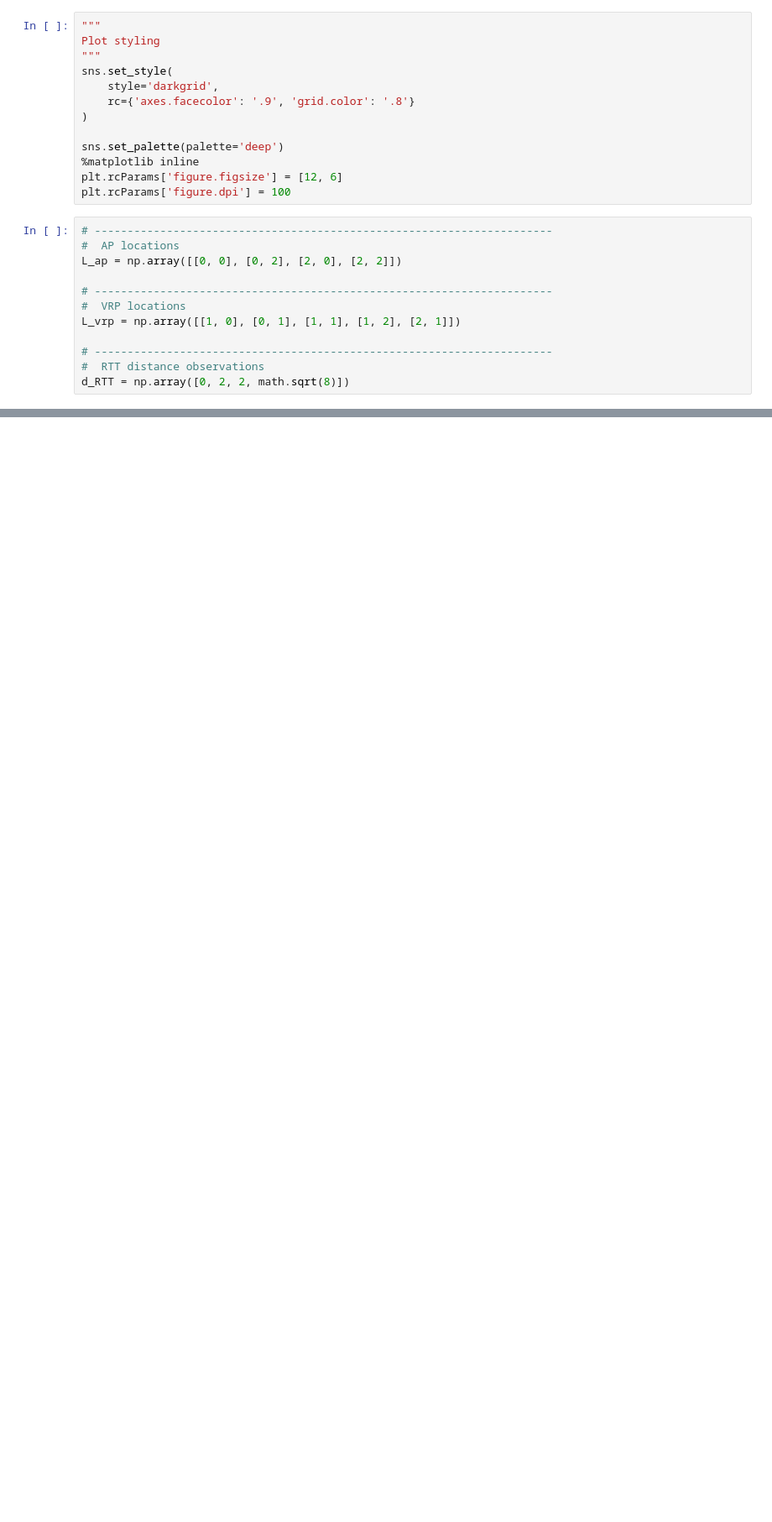
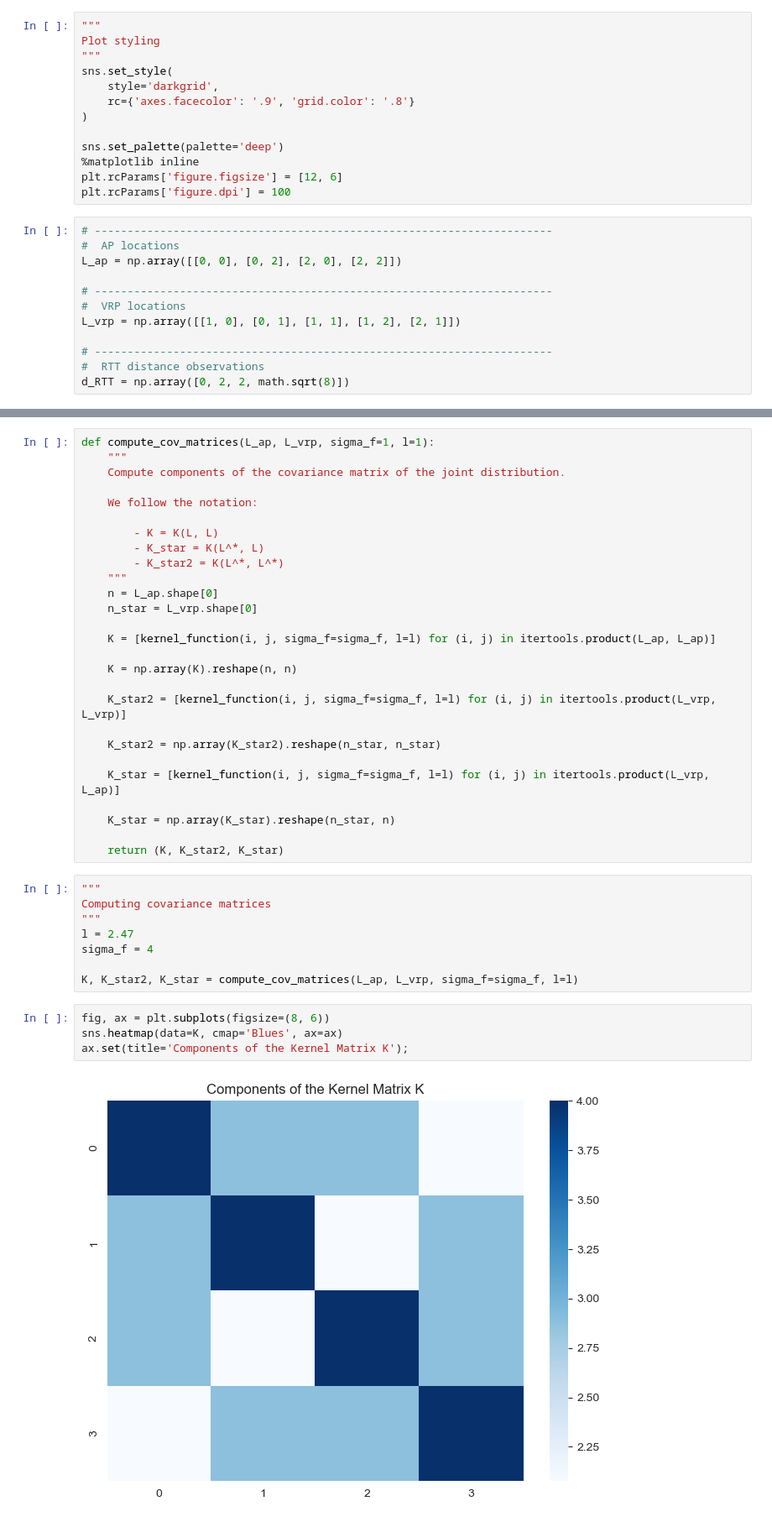
Before and after one commit to carlogattuso/Indoor_Positioning_RTT_GPR, a Jupyter notebook: src/gpr-test.ipynb, the cells around one changed output, grey strips where cells are left out. Shown at 84% size. Saved outputs shown, nothing was run; the diff lists cells and outputs as text; blank space fills up the shorter version.

```diff
--- a/src/gpr-test.ipynb
+++ b/src/gpr-test.ipynb
@@ -40,0 +56,41 @@ d_RTT = np.array([0, 2, 2, math.sqrt(8)])
+# %%
+def compute_cov_matrices(L_ap, L_vrp, sigma_f=1, l=1):
+    """
+    Compute components of the covariance matrix of the joint distribution.
+
+    We follow the notation:
+
+        - K = K(L, L)
+        - K_star = K(L^*, L)
+        - K_star2 = K(L^*, L^*)
+    """
+    n = L_ap.shape[0]
+    n_star = L_vrp.shape[0]
+
+    K = [kernel_function(i, j, sigma_f=sigma_f, l=l) for (i, j) in itertools.product(L_ap, L_ap)]
+
+    K = np.array(K).reshape(n, n)
+
+    K_star2 = [kernel_function(i, j, sigma_f=sigma_f, l=l) for (i, j) in itertools.product(L_vrp, L_vrp)]
+
+    K_star2 = np.array(K_star2).reshape(n_star, n_star)
+
+    K_star = [kernel_function(i, j, sigma_f=sigma_f, l=l) for (i, j) in itertools.product(L_vrp, L_ap)]
+
+    K_star = np.array(K_star).reshape(n_star, n)
+
+    return (K, K_star2, K_star)
+# %%
+"""
+Computing covariance matrices
+"""
+l = 2.47
+sigma_f = 4
+
+K, K_star2, K_star = compute_cov_matrices(L_ap, L_vrp, sigma_f=sigma_f, l=l)
+# %%
+fig, ax = plt.subplots(figsize=(8, 6))
+sns.heatmap(data=K, cmap='Blues', ax=ax)
+ax.set(title='Components of the Kernel Matrix K');
+# %% [output]
+[figure, added]
```
Also changed, not shown: parts of 7 cells of this notebook, 2 other files.
